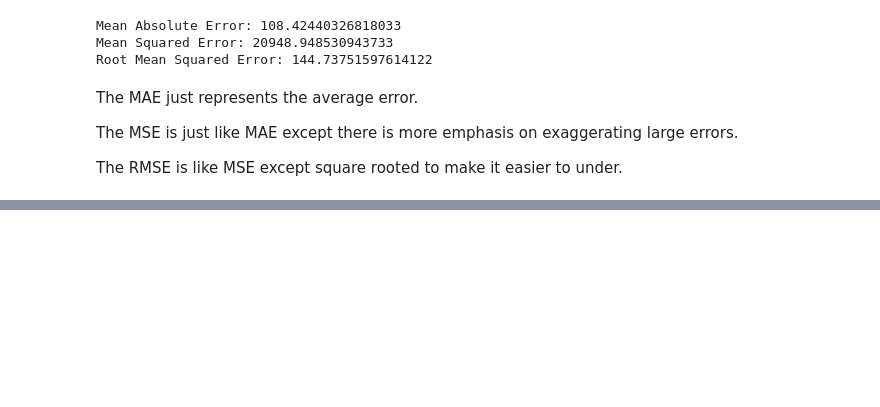
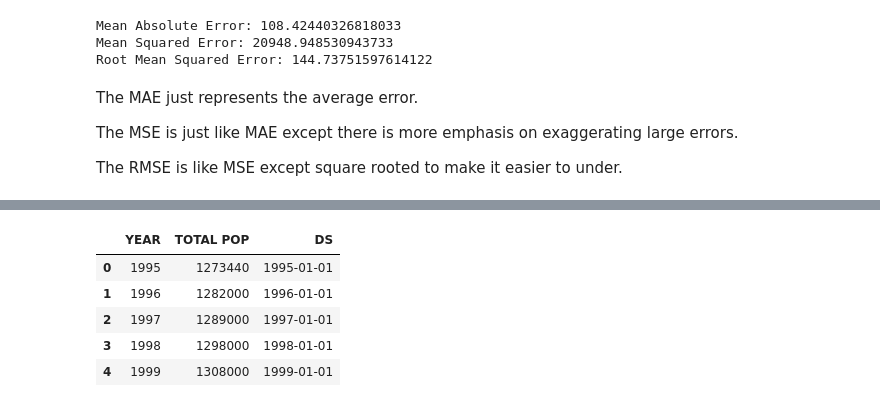
Before and after one commit to 9cLUNA/Okinawa-Population, a Jupyter notebook: oki_pop.ipynb, the cells around one changed output, grey strips where cells are left out. Saved outputs shown, nothing was run; the diff lists cells and outputs as text; code cells hidden in the pictures; blank space fills up the shorter version.

```diff
--- a/oki_pop.ipynb
+++ b/oki_pop.ipynb
@@ -378,0 +409,9 @@ The RMSE is like MSE except square rooted to make it easier to under.
+# %%
+nudf.head()
+# %% [output]
+|  | YEAR | TOTAL POP | DS |
+| 0 | 1995 | 1273440 | 1995-01-01 |
+| 1 | 1996 | 1282000 | 1996-01-01 |
+| 2 | 1997 | 1289000 | 1997-01-01 |
+| 3 | 1998 | 1298000 | 1998-01-01 |
+| 4 | 1999 | 1308000 | 1999-01-01 |
```
Also changed, not shown: parts of 24 cells of this notebook.
